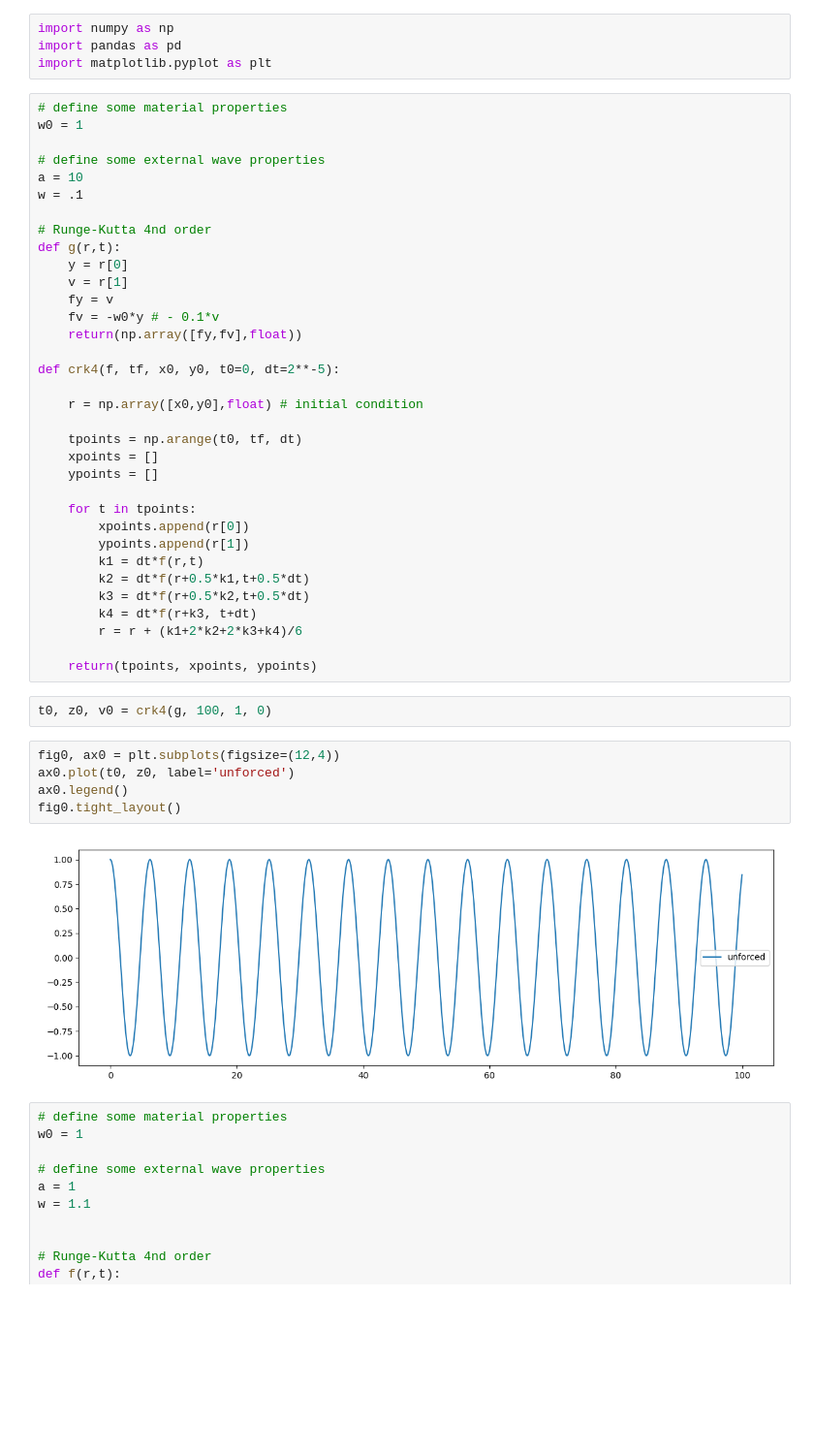
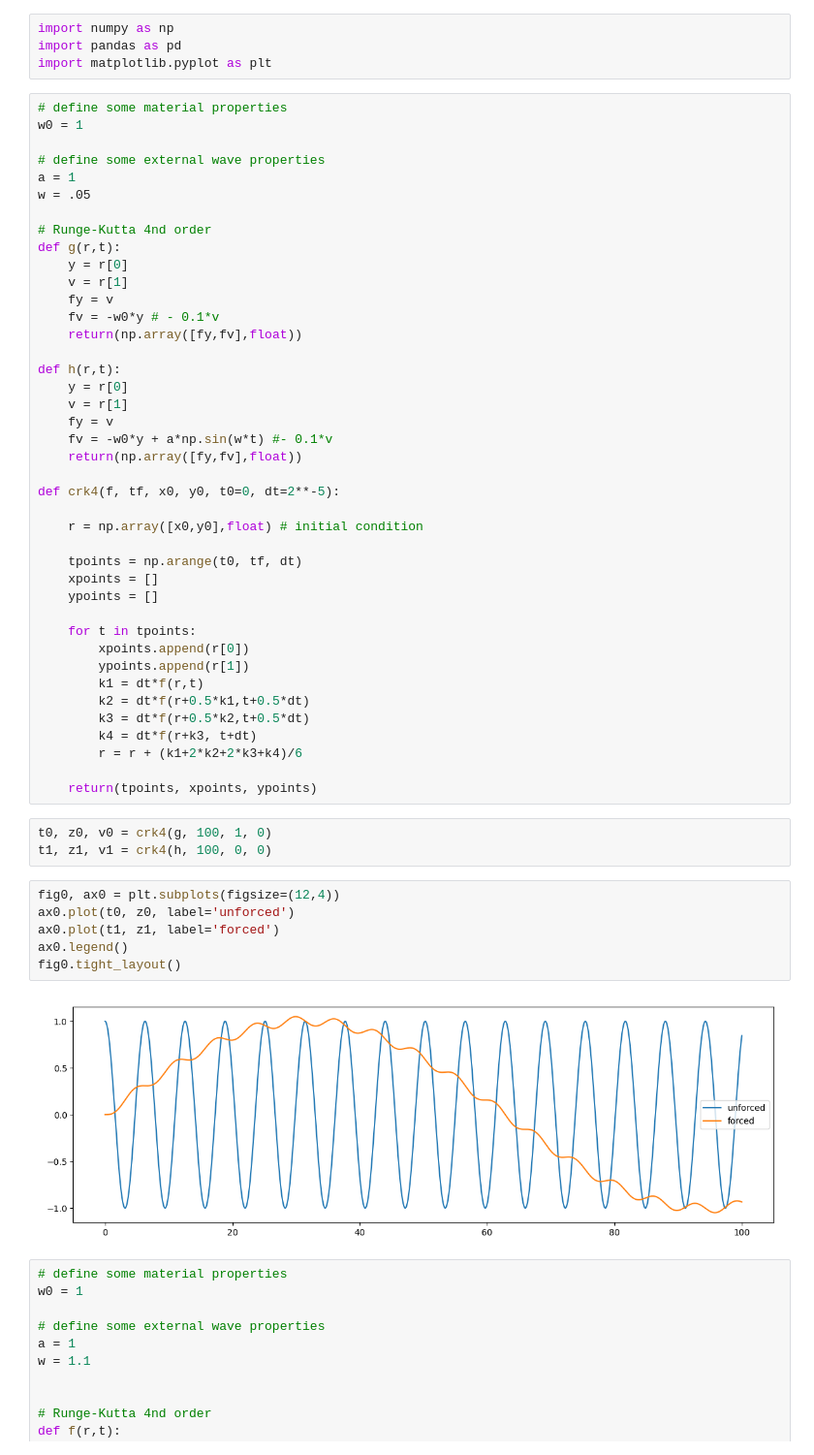
Before and after one commit to ehremington/340-2024-spring, a Jupyter notebook: 240220-driven-oscillator.ipynb, the cells around one changed output. Shown at 97% size. Saved outputs shown, nothing was run; the diff lists cells and outputs as text; blank space fills up the shorter version.

```diff
--- a/240220-driven-oscillator.ipynb
+++ b/240220-driven-oscillator.ipynb
@@ -7,8 +7,8 @@ import matplotlib.pyplot as plt
 w0 = 1
 
 # define some external wave properties
-a = 10
-w = .1
+a = 1
+w = .05
 
 # Runge-Kutta 4nd order
 def g(r,t):
@@ -16,6 +16,13 @@ def g(r,t):
     v = r[1]
     fy = v
     fv = -w0*y # - 0.1*v
+    return(np.array([fy,fv],float))
+
+def h(r,t):
+    y = r[0]
+    v = r[1]
+    fy = v
+    fv = -w0*y + a*np.sin(w*t) #- 0.1*v
     return(np.array([fy,fv],float))
 
 def crk4(f, tf, x0, y0, t0=0, dt=2**-5):
@@ -38,13 +45,15 @@ def crk4(f, tf, x0, y0, t0=0, dt=2**-5):
     return(tpoints, xpoints, ypoints)
 # %%
 t0, z0, v0 = crk4(g, 100, 1, 0)
+t1, z1, v1 = crk4(h, 100, 0, 0)
 # %%
 fig0, ax0 = plt.subplots(figsize=(12,4))
 ax0.plot(t0, z0, label='unforced')
+ax0.plot(t1, z1, label='forced')
 ax0.legend()
 fig0.tight_layout()
 # %% [output]
-[figure, old version]
+[figure, new version]
 # %%
 # define some material properties
 w0 = 1
```
Also changed, not shown: 5 other files.
